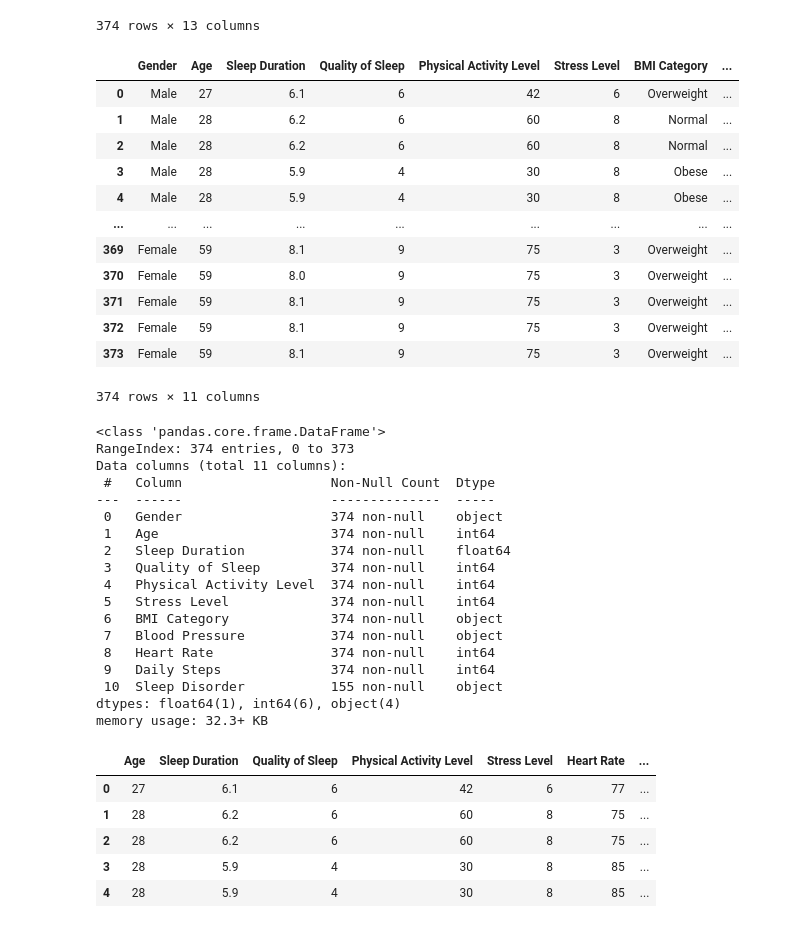
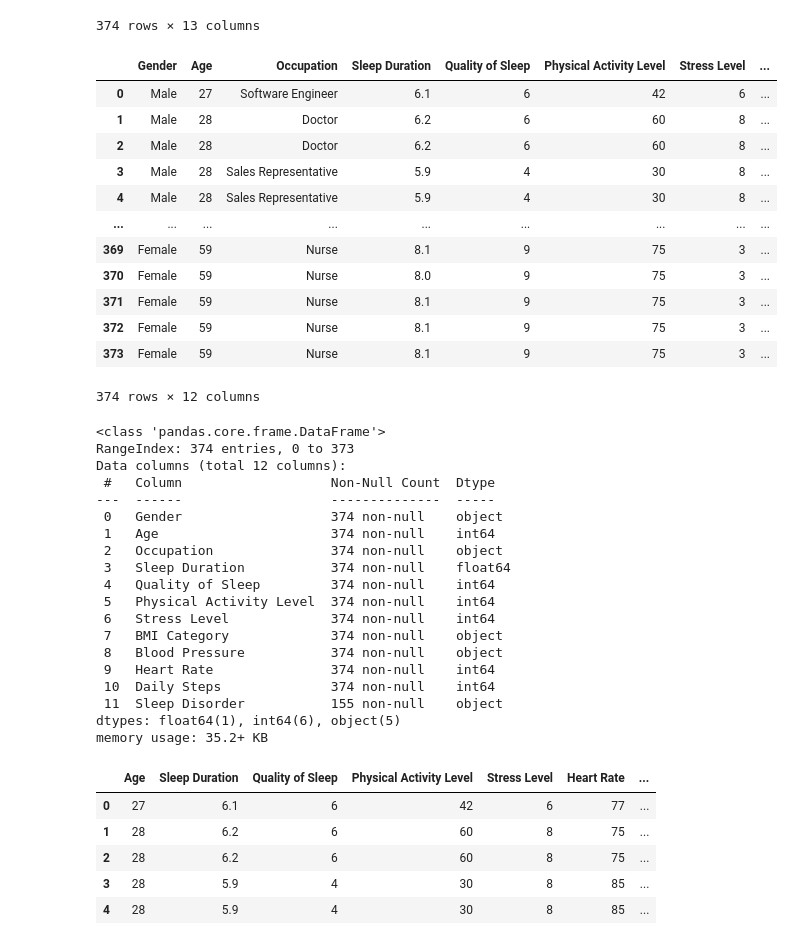
Before and after one commit to bitaniyanassir/ML_Projct, a Jupyter notebook: ML/sress level prediction.ipynb, the cells around one changed output. Saved outputs shown, nothing was run; the diff lists cells and outputs as text; code cells hidden in the pictures.

```diff
--- a/ML/sress level prediction.ipynb
+++ b/ML/sress level prediction.ipynb
@@ -32,43 +32,44 @@ df
 | 373 | 374 | Female | 59 | Nurse | 8.1 | 9 | 75 | ... |
 374 rows × 13 columns
 # %%
-df = df.drop(["Occupation","Person ID"],axis=1)
+df = df.drop(["Person ID"],axis=1)
 df
 # %% [output]
-|  | Gender | Age | Sleep Duration | Quality of Sleep | Physical Activity Level | Stress Level | BMI Category | ... |
-| 0 | Male | 27 | 6.1 | 6 | 42 | 6 | Overweight | ... |
-| 1 | Male | 28 | 6.2 | 6 | 60 | 8 | Normal | ... |
-| 2 | Male | 28 | 6.2 | 6 | 60 | 8 | Normal | ... |
-| 3 | Male | 28 | 5.9 | 4 | 30 | 8 | Obese | ... |
-| 4 | Male | 28 | 5.9 | 4 | 30 | 8 | Obese | ... |
+|  | Gender | Age | Occupation | Sleep Duration | Quality of Sleep | Physical Activity Level | Stress Level | ... |
+| 0 | Male | 27 | Software Engineer | 6.1 | 6 | 42 | 6 | ... |
+| 1 | Male | 28 | Doctor | 6.2 | 6 | 60 | 8 | ... |
+| 2 | Male | 28 | Doctor | 6.2 | 6 | 60 | 8 | ... |
+| 3 | Male | 28 | Sales Representative | 5.9 | 4 | 30 | 8 | ... |
+| 4 | Male | 28 | Sales Representative | 5.9 | 4 | 30 | 8 | ... |
 | ... | ... | ... | ... | ... | ... | ... | ... | ... |
-| 369 | Female | 59 | 8.1 | 9 | 75 | 3 | Overweight | ... |
-| 370 | Female | 59 | 8.0 | 9 | 75 | 3 | Overweight | ... |
-| 371 | Female | 59 | 8.1 | 9 | 75 | 3 | Overweight | ... |
-| 372 | Female | 59 | 8.1 | 9 | 75 | 3 | Overweight | ... |
-| 373 | Female | 59 | 8.1 | 9 | 75 | 3 | Overweight | ... |
+| 369 | Female | 59 | Nurse | 8.1 | 9 | 75 | 3 | ... |
+| 370 | Female | 59 | Nurse | 8.0 | 9 | 75 | 3 | ... |
+| 371 | Female | 59 | Nurse | 8.1 | 9 | 75 | 3 | ... |
+| 372 | Female | 59 | Nurse | 8.1 | 9 | 75 | 3 | ... |
+| 373 | Female | 59 | Nurse | 8.1 | 9 | 75 | 3 | ... |
-374 rows × 11 columns
+374 rows × 12 columns
 # %%
 df.info()
 # %% [output]
 <class 'pandas.core.frame.DataFrame'>
 RangeIndex: 374 entries, 0 to 373
-Data columns (total 11 columns):
+Data columns (total 12 columns):
  #   Column                   Non-Null Count  Dtype
 ---  ------                   --------------  -----
  0   Gender                   374 non-null    object
  1   Age                      374 non-null    int64
- 2   Sleep Duration           374 non-null    float64
- 3   Quality of Sleep         374 non-null    int64
- 4   Physical Activity Level  374 non-null    int64
- 5   Stress Level             374 non-null    int64
- 6   BMI Category             374 non-null    object
- 7   Blood Pressure           374 non-null    object
- 8   Heart Rate               374 non-null    int64
- 9   Daily Steps              374 non-null    int64
- 10  Sleep Disorder           155 non-null    object
-dtypes: float64(1), int64(6), object(4)
-memory usage: 32.3+ KB
+ 2   Occupation               374 non-null    object
+ 3   Sleep Duration           374 non-null    float64
+ 4   Quality of Sleep         374 non-null    int64
+ 5   Physical Activity Level  374 non-null    int64
+ 6   Stress Level             374 non-null    int64
+ 7   BMI Category             374 non-null    object
+ 8   Blood Pressure           374 non-null    object
+ 9   Heart Rate               374 non-null    int64
+ 10  Daily Steps              374 non-null    int64
+ 11  Sleep Disorder           155 non-null    object
+dtypes: float64(1), int64(6), object(5)
+memory usage: 35.2+ KB
 # %%
 label_encoder = LabelEncoder()
 
```
Also changed, not shown: parts of 18 cells of this notebook.
